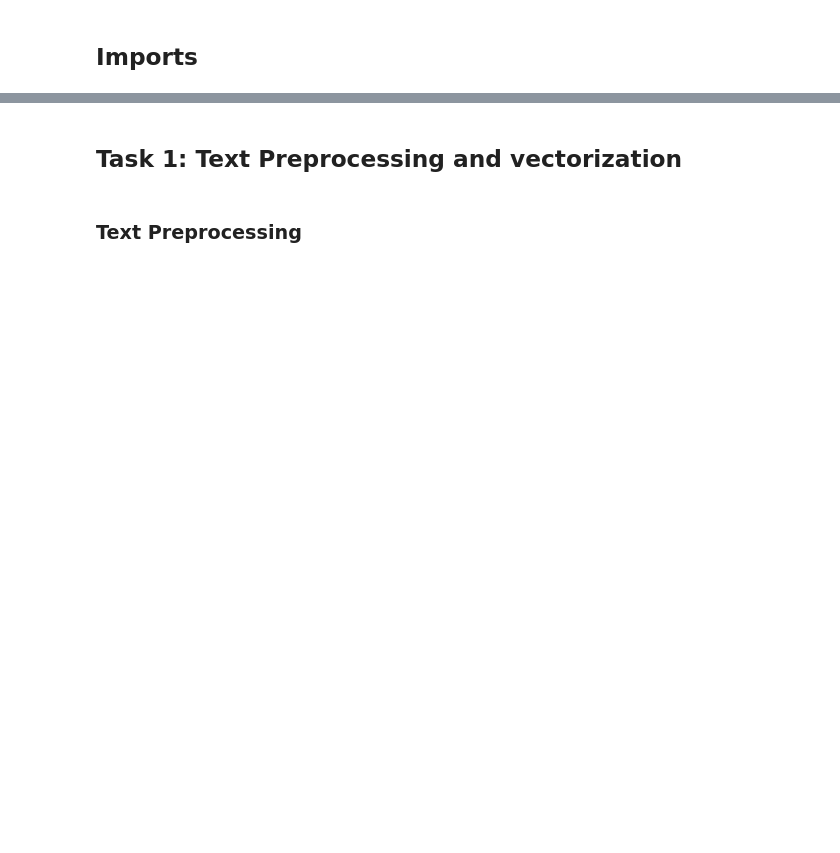
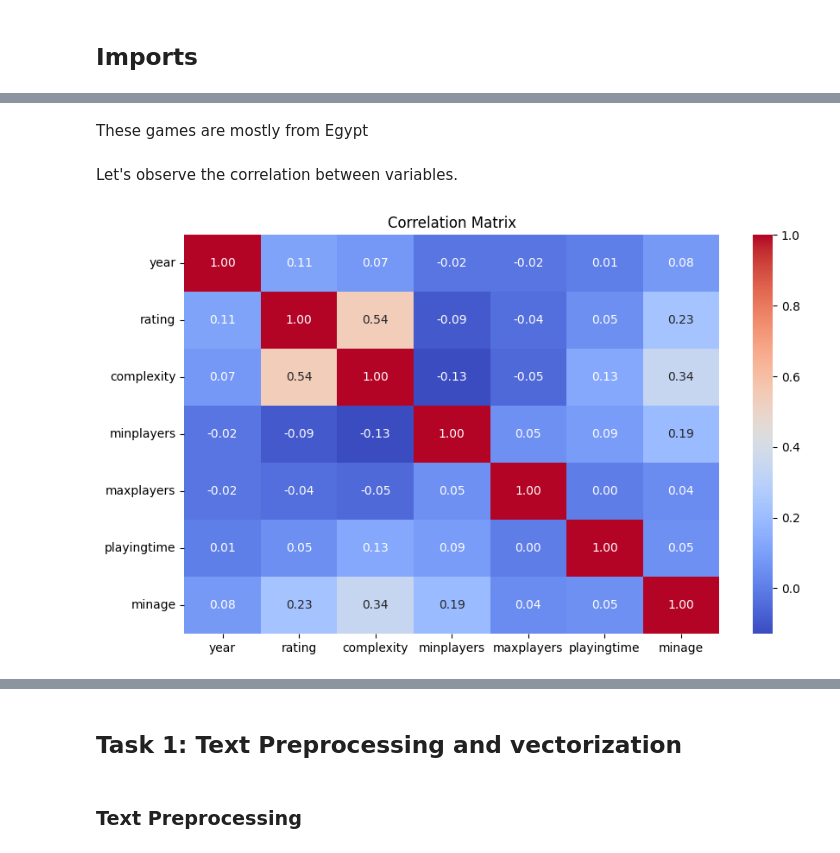
Before and after one commit to alexgaarciia/MLApps_BoardGames, a Jupyter notebook: mlapps_final_project.ipynb, the cells around one changed output, grey strips where cells are left out. Drawn from its saved outputs; the diff is of its cells as text; code cells hidden in the pictures; blank space fills up the shorter version.

```diff
--- a/mlapps_final_project.ipynb
+++ b/mlapps_final_project.ipynb
@@ -60,0 +243,13 @@ games.head()
+# %% [markdown]
+These games are mostly from Egypt
+# %% [markdown]
+Let's observe the correlation between variables.
+# %%
+# Correlation heatmap
+plt.figure(figsize=(10, 6))
+corr_matrix = games[numeric_features].corr()
+sns.heatmap(corr_matrix, annot=True, cmap="coolwarm", fmt=".2f")
+plt.title("Correlation Matrix")
+plt.show()
+# %% [output]
+[figure, added]
```
Also changed, not shown: parts of 170 cells of this notebook, 4 other files.
